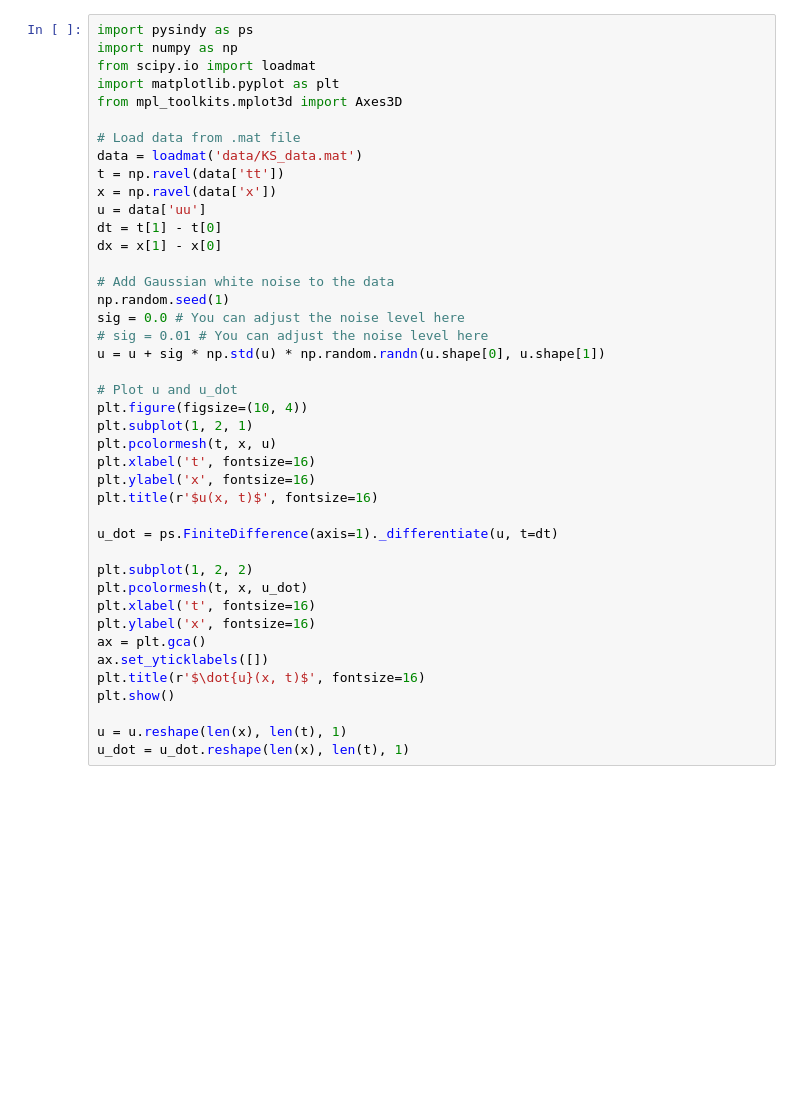
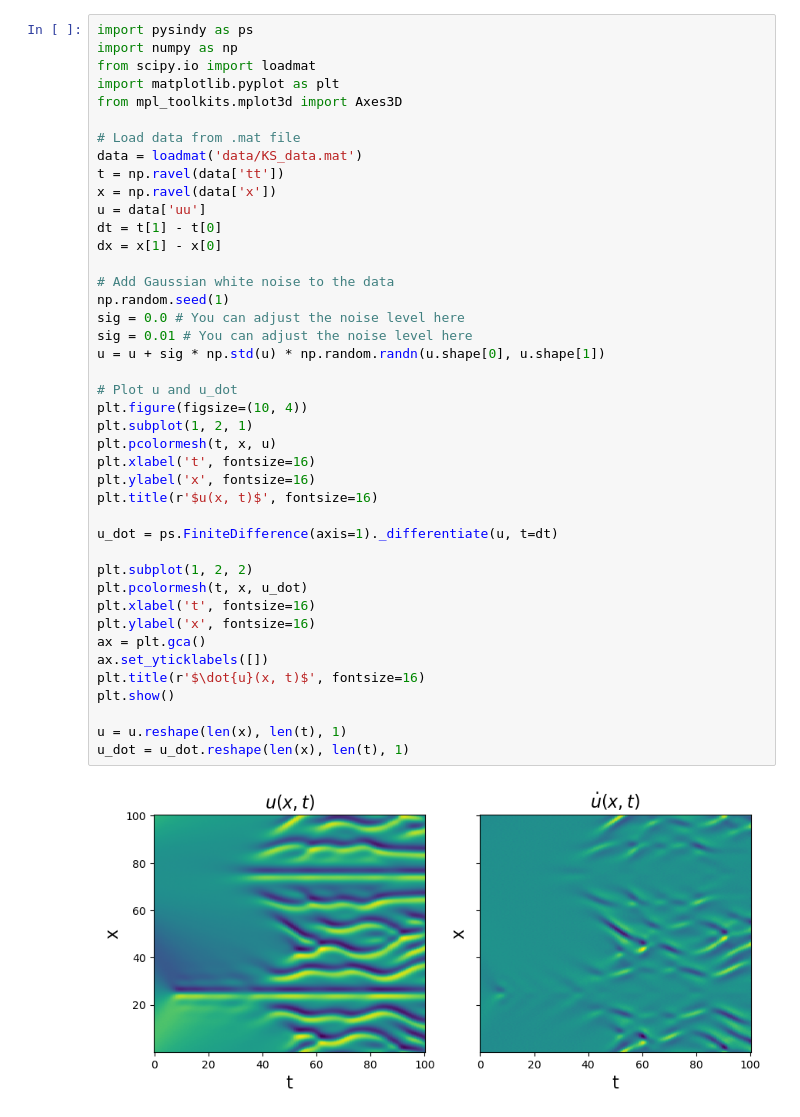
Before and after one commit to urban-fasel/I-X_workshop_2025, a Jupyter notebook: 6_weak_SINDy_PDE.ipynb, the cells around one changed output. Drawn from its saved outputs; the diff is of its cells as text; blank space fills up the shorter version.

```diff
--- a/6_weak_SINDy_PDE.ipynb
+++ b/6_weak_SINDy_PDE.ipynb
@@ -21,34 +21,36 @@ x = np.ravel(data['x'])
 u = data['uu']
 dt = t[1] - t[0]
 dx = x[1] - x[0]
 
 # Add Gaussian white noise to the data
 np.random.seed(1)
 sig = 0.0 # You can adjust the noise level here
-# sig = 0.01 # You can adjust the noise level here
+sig = 0.01 # You can adjust the noise level here
 u = u + sig * np.std(u) * np.random.randn(u.shape[0], u.shape[1])
 
 # Plot u and u_dot
 plt.figure(figsize=(10, 4))
 plt.subplot(1, 2, 1)
 plt.pcolormesh(t, x, u)
 plt.xlabel('t', fontsize=16)
 plt.ylabel('x', fontsize=16)
 plt.title(r'$u(x, t)$', fontsize=16)
 
 u_dot = ps.FiniteDifference(axis=1)._differentiate(u, t=dt)
 
 plt.subplot(1, 2, 2)
 plt.pcolormesh(t, x, u_dot)
 plt.xlabel('t', fontsize=16)
 plt.ylabel('x', fontsize=16)
 ax = plt.gca()
 ax.set_yticklabels([])
 plt.title(r'$\dot{u}(x, t)$', fontsize=16)
 plt.show()
 
 u = u.reshape(len(x), len(t), 1)
 u_dot = u_dot.reshape(len(x), len(t), 1)
+# %% [output]
+[figure, added]
 # %%
 # plot spatial derivatives
 
```
Also changed, not shown: parts of 3 cells of this notebook.
